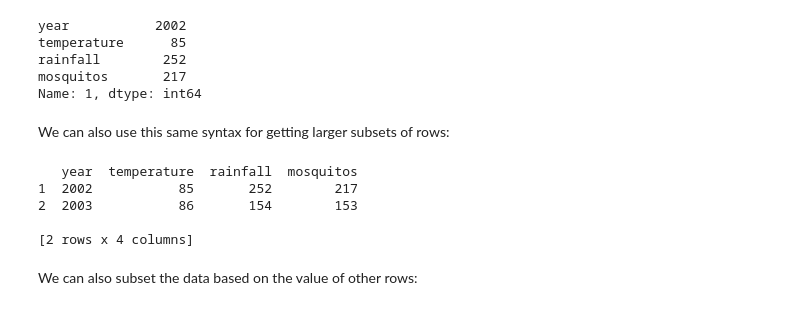
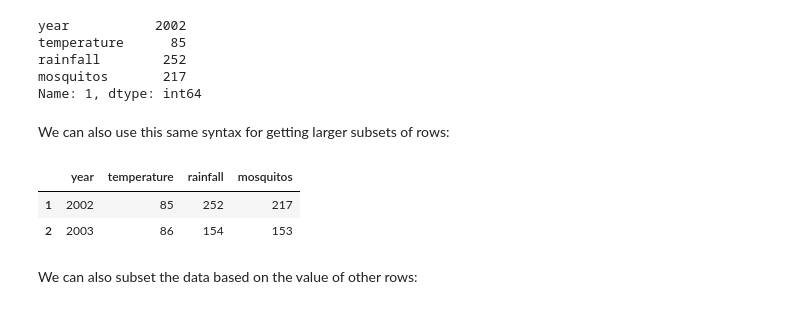
Before and after one commit to takluyver/ucb-ipython-intro, a Jupyter notebook: python_intermediate/01-intro-python.ipynb, the cells around one changed output. Cells and saved outputs as stored; diff of their text form; code cells hidden in the pictures.

```diff
--- a/python_intermediate/01-intro-python.ipynb
+++ b/python_intermediate/01-intro-python.ipynb
@@ -174,13 +164,11 @@ Name: 1, dtype: int64
 # %% [markdown]
 We can also use this same syntax for getting larger subsets of rows:
 # %%
-print data.iloc[1:3]
+data.iloc[1:3]
 # %% [output]
-   year  temperature  rainfall  mosquitos
-1  2002           85       252        217
-2  2003           86       154        153
-
-[2 rows x 4 columns]
+|  | year | temperature | rainfall | mosquitos |
+| 1 | 2002 | 85 | 252 | 217 |
+| 2 | 2003 | 86 | 154 | 153 |
 # %% [markdown]
 We can also subset the data based on the value of other rows:
 # %%
```
Also changed, not shown: parts of 18 cells of this notebook.
